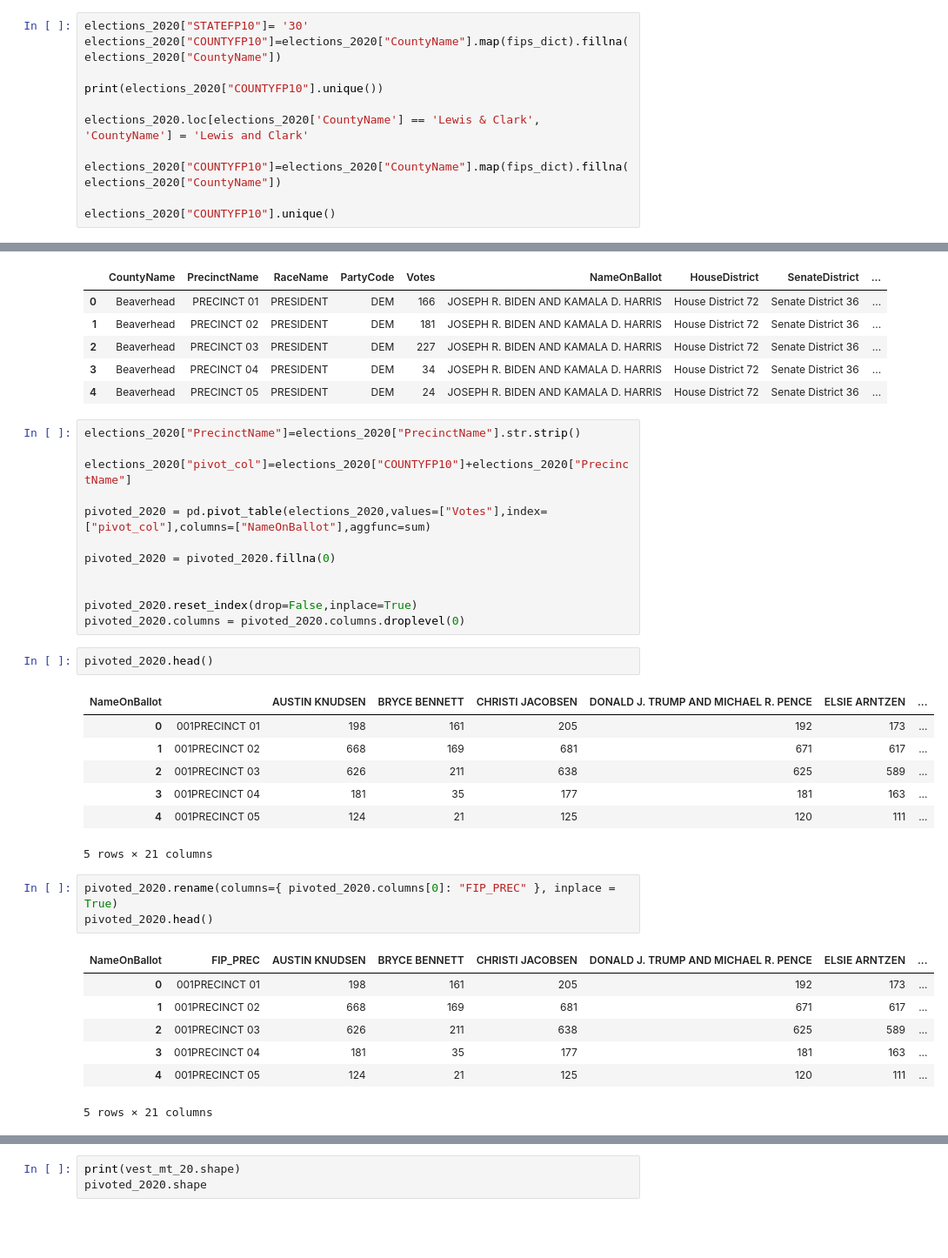
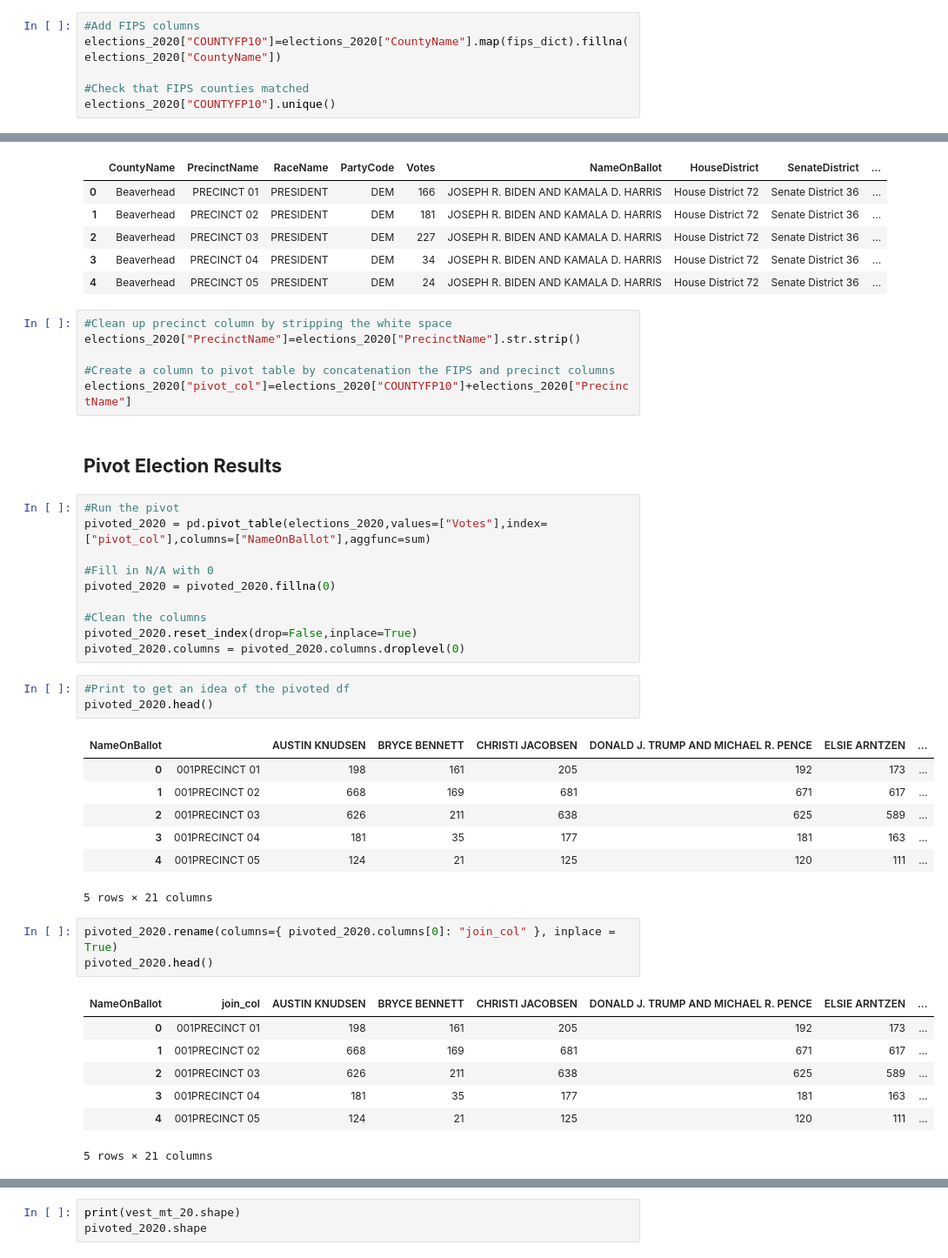
Before and after one commit to nonpartisan-redistricting-datahub/pdv-mt, a Jupyter notebook: vest-mt-2020/vest-mt-2020-validation.ipynb, the cells around one changed output, grey strips where cells are left out. Shown at 87% size. Drawn from its saved outputs; the diff is of its cells as text; blank space fills up the shorter version.

```diff
--- a/vest-mt-2020/vest-mt-2020-validation.ipynb
+++ b/vest-mt-2020/vest-mt-2020-validation.ipynb
@@ -148,12 +129,7 @@ fips_dict
 # %%
-elections_2020["STATEFP10"]= '30'
+#Add FIPS columns
 elections_2020["COUNTYFP10"]=elections_2020["CountyName"].map(fips_dict).fillna(elections_2020["CountyName"])
 
-print(elections_2020["COUNTYFP10"].unique())
-
-elections_2020.loc[elections_2020['CountyName'] == 'Lewis & Clark', 'CountyName'] = 'Lewis and Clark'
-
-elections_2020["COUNTYFP10"]=elections_2020["CountyName"].map(fips_dict).fillna(elections_2020["CountyName"])
-
+#Check that FIPS counties matched
 elections_2020["COUNTYFP10"].unique()
 # %% [output]
@@ -185,18 +171,25 @@ elections_2020.head()
 | 3 | Beaverhead | PRECINCT 04 | PRESIDENT | DEM | 34 | JOSEPH R. BIDEN AND KAMALA D. HARRIS | House District 72 | Senate District 36 | ... |
 | 4 | Beaverhead | PRECINCT 05 | PRESIDENT | DEM | 24 | JOSEPH R. BIDEN AND KAMALA D. HARRIS | House District 72 | Senate District 36 | ... |
 # %%
+#Clean up precinct column by stripping the white space
 elections_2020["PrecinctName"]=elections_2020["PrecinctName"].str.strip()
 
+#Create a column to pivot table by concatenation the FIPS and precinct columns
 elections_2020["pivot_col"]=elections_2020["COUNTYFP10"]+elections_2020["PrecinctName"]
-
-pivoted_2020 = pd.pivot_table(elections_2020,values=["Votes"],index=["pivot_col"],columns=["NameOnBallot"],aggfunc=sum)
-
-pivoted_2020 = pivoted_2020.fillna(0)
-
-
-pivoted_2020.reset_index(drop=False,inplace=True)
-pivoted_2020.columns = pivoted_2020.columns.droplevel(0)
+# %% [markdown]
+## **Pivot Election Results**
+# %%
+#Run the pivot
+pivoted_2020 = pd.pivot_table(elections_2020,values=["Votes"],index=["pivot_col"],columns=["NameOnBallot"],aggfunc=sum)
+
+#Fill in N/A with 0
+pivoted_2020 = pivoted_2020.fillna(0)
+
+#Clean the columns
+pivoted_2020.reset_index(drop=False,inplace=True)
+pivoted_2020.columns = pivoted_2020.columns.droplevel(0)
 # %%
+#Print to get an idea of the pivoted df
 pivoted_2020.head()
 # %% [output]
 | NameOnBallot |  | AUSTIN KNUDSEN | BRYCE BENNETT | CHRISTI JACOBSEN | DONALD J. TRUMP AND MICHAEL R. PENCE | ELSIE ARNTZEN | ... |
@@ -207,10 +200,10 @@ pivoted_2020.head()
 | 4 | 001PRECINCT 05 | 124 | 21 | 125 | 120 | 111 | ... |
 5 rows × 21 columns
 # %%
-pivoted_2020.rename(columns={ pivoted_2020.columns[0]: "FIP_PREC" }, inplace = True)
+pivoted_2020.rename(columns={ pivoted_2020.columns[0]: "join_col" }, inplace = True)
 pivoted_2020.head()
 # %% [output]
-| NameOnBallot | FIP_PREC | AUSTIN KNUDSEN | BRYCE BENNETT | CHRISTI JACOBSEN | DONALD J. TRUMP AND MICHAEL R. PENCE | ELSIE ARNTZEN | ... |
+| NameOnBallot | join_col | AUSTIN KNUDSEN | BRYCE BENNETT | CHRISTI JACOBSEN | DONALD J. TRUMP AND MICHAEL R. PENCE | ELSIE ARNTZEN | ... |
 | 0 | 001PRECINCT 01 | 198 | 161 | 205 | 192 | 173 | ... |
 | 1 | 001PRECINCT 02 | 668 | 169 | 681 | 671 | 617 | ... |
 | 2 | 001PRECINCT 03 | 626 | 211 | 638 | 625 | 589 | ... |
```
Also changed, not shown: parts of 46 cells of this notebook.
